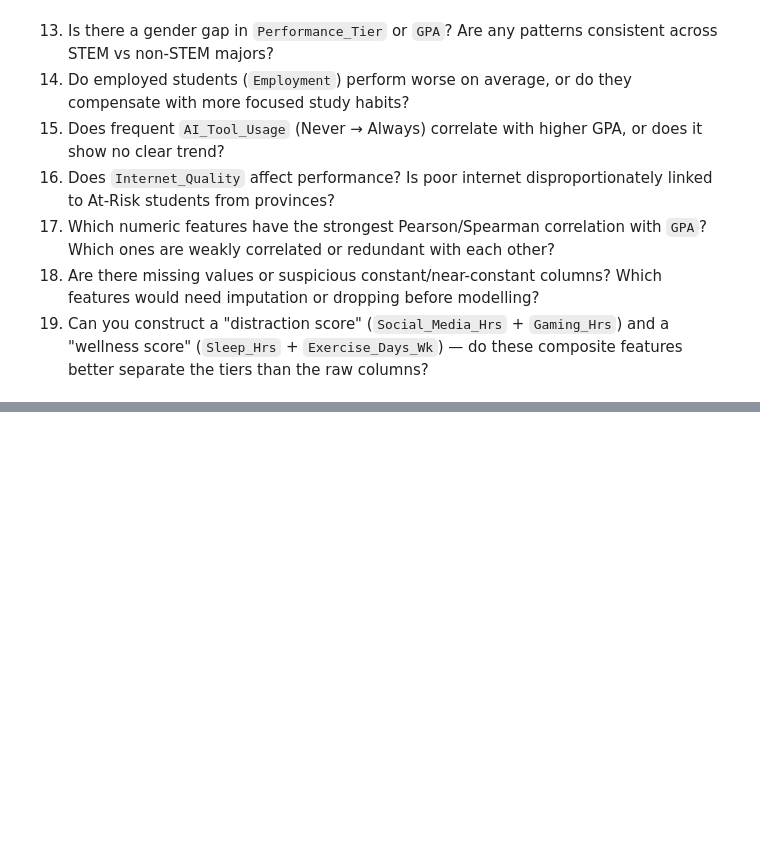
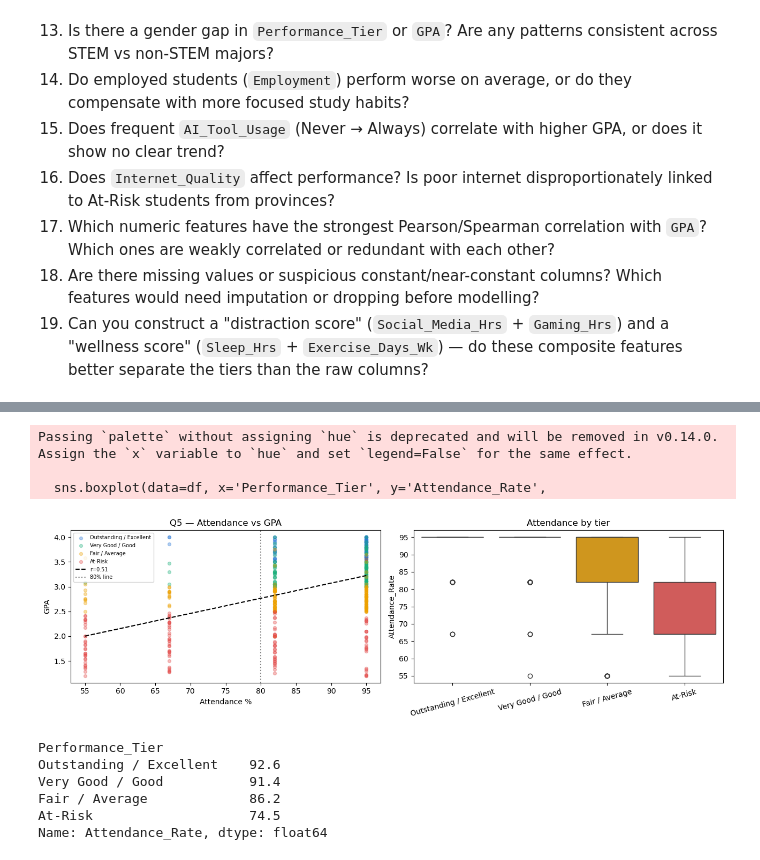
Before and after one commit to Superkai017/Academic-Predictor-machine-based-on-performance-, a Jupyter notebook: notebook/eda.ipynb, the cells around one changed output, grey strips where cells are left out. Cells and saved outputs as stored; diff of their text form; code cells hidden in the pictures; blank space fills up the shorter version.

```diff
--- a/notebook/eda.ipynb
+++ b/notebook/eda.ipynb
@@ -22,0 +151,31 @@
+# %%
+fig, axes = plt.subplots(1, 2, figsize=(13, 4))
+
+for tier, color in zip(TIER_ORDER, TIER_COLORS):
+    sub = df[df['Performance_Tier'] == tier]
+    axes[0].scatter(sub['Attendance_Rate'], sub['GPA'], alpha=0.35, s=18, color=color, label=tier)
+m, b, r, *_ = stats.linregress(df['Attendance_Rate'], df['GPA'])
+x = np.linspace(df['Attendance_Rate'].min(), df['Attendance_Rate'].max(), 100)
+axes[0].plot(x, m*x+b, 'k--', label=f'r={r:.2f}')
+axes[0].axvline(80, color='gray', linestyle=':', label='80% line')
+axes[0].set(xlabel='Attendance %', ylabel='GPA', title='Q5 — Attendance vs GPA')
+axes[0].legend(fontsize=7)
+
+sns.boxplot(data=df, x='Performance_Tier', y='Attendance_Rate',
+            order=TIER_ORDER, palette=TIER_COLORS, ax=axes[1])
+axes[1].set(title='Attendance by tier', xlabel='')
+axes[1].tick_params(axis='x', rotation=15)
+
+plt.tight_layout(); plt.show()
+print(df.groupby('Performance_Tier')['Attendance_Rate'].mean().reindex(TIER_ORDER).round(1))
+# %% [output]
+Passing `palette` without assigning `hue` is deprecated and will be removed in v0.14.0. Assign the `x` variable to `hue` and set `legend=False` for the same effect.
+
+  sns.boxplot(data=df, x='Performance_Tier', y='Attendance_Rate',
+[figure, added]
+Performance_Tier
+Outstanding / Excellent    92.6
+Very Good / Good           91.4
+Fair / Average             86.2
+At-Risk                    74.5
+Name: Attendance_Rate, dtype: float64
```
Also changed, not shown: parts of 41 cells of this notebook.
